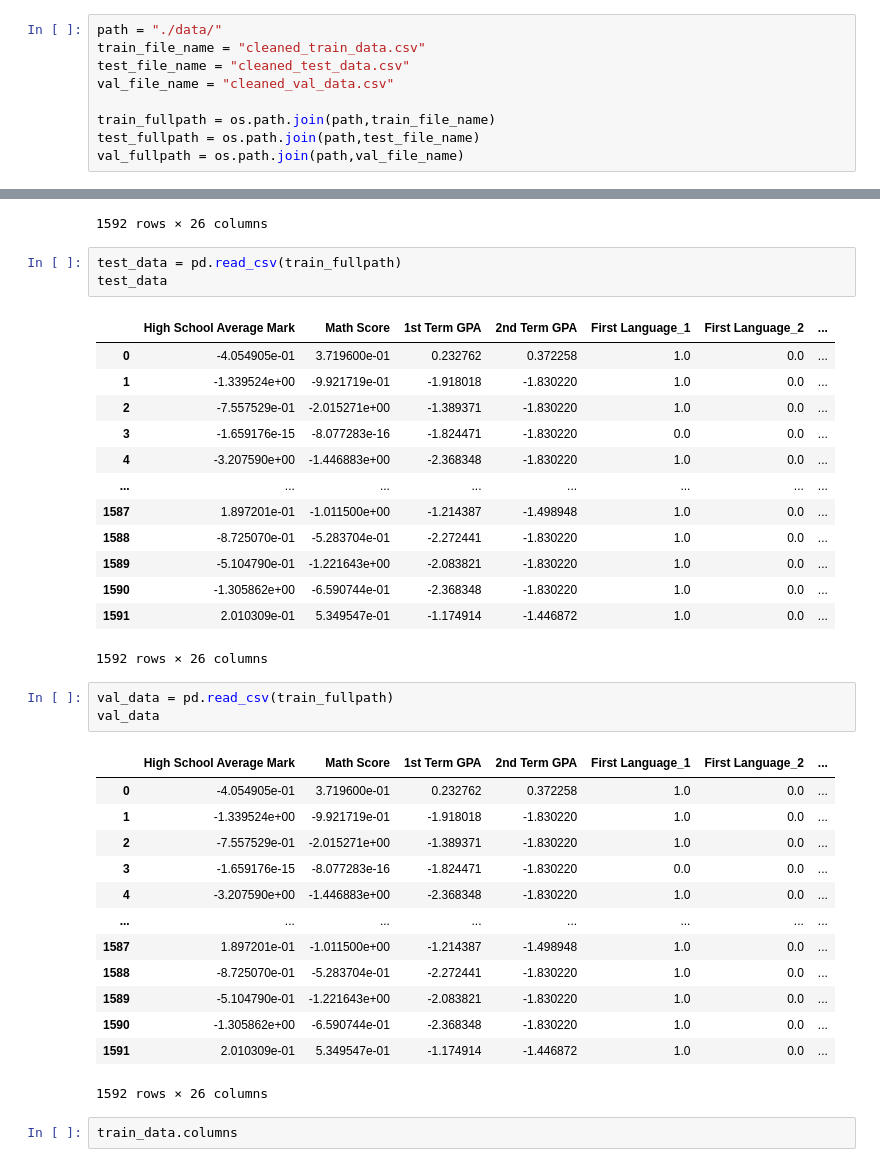
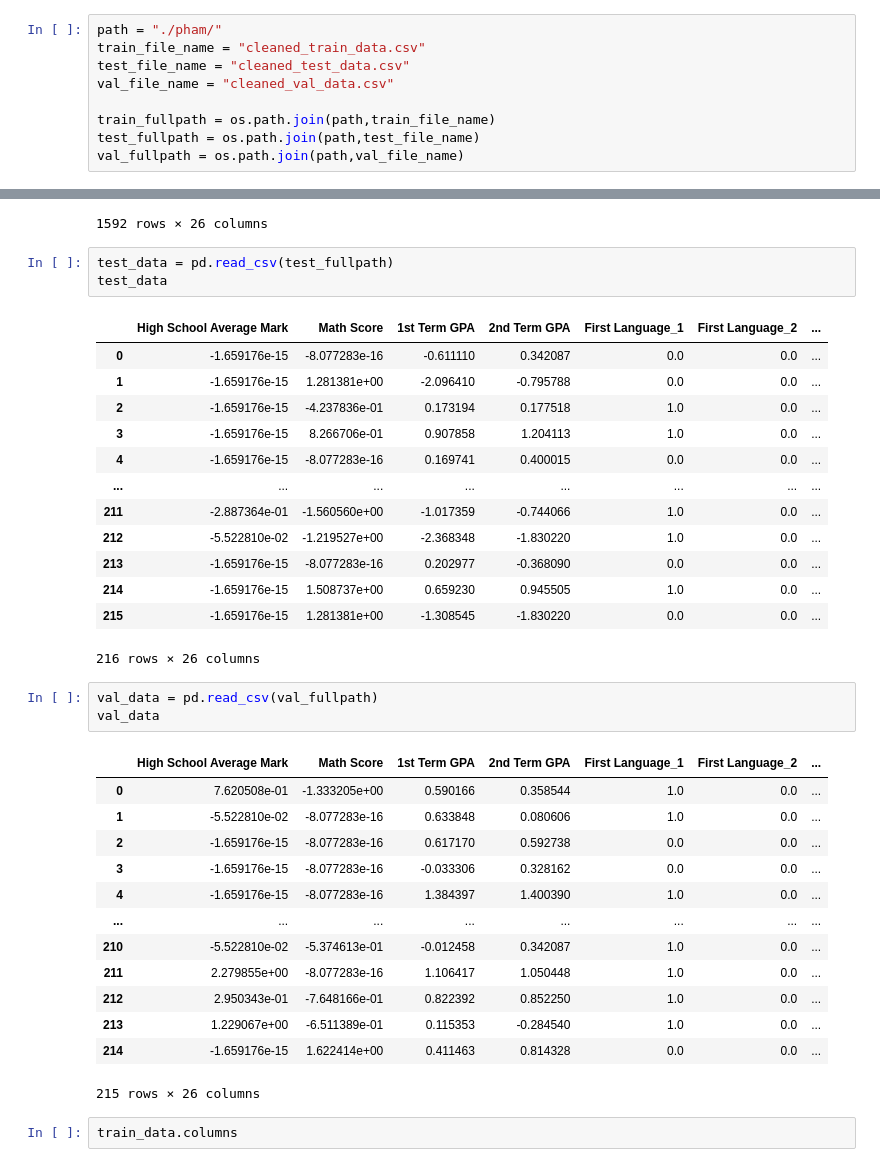
Before and after one commit to Currybon30/COMP258-Project, a Jupyter notebook: project_model_1.ipynb, the cells around one changed output, grey strips where cells are left out. Saved outputs shown, nothing was run; the diff lists cells and outputs as text.

```diff
--- a/project_model_1.ipynb
+++ b/project_model_1.ipynb
@@ -7,7 +9,7 @@ import pandas as pd
 # %% [markdown]
 Creating file path to load the processed data
 # %%
-path = "./data/"
+path = "./pham/"
 train_file_name = "cleaned_train_data.csv"
 test_file_name = "cleaned_test_data.csv"
 val_file_name = "cleaned_val_data.csv"
@@ -35,39 +37,39 @@ train_data
 | 1591 | 2.010309e-01 | 5.349547e-01 | -1.174914 | -1.446872 | 1.0 | 0.0 | ... |
 1592 rows × 26 columns
 # %%
-test_data = pd.read_csv(train_fullpath)
+test_data = pd.read_csv(test_fullpath)
 test_data
 # %% [output]
 |  | High School Average Mark | Math Score | 1st Term GPA | 2nd Term GPA | First Language_1 | First Language_2 | ... |
-| 0 | -4.054905e-01 | 3.719600e-01 | 0.232762 | 0.372258 | 1.0 | 0.0 | ... |
-| 1 | -1.339524e+00 | -9.921719e-01 | -1.918018 | -1.830220 | 1.0 | 0.0 | ... |
-| 2 | -7.557529e-01 | -2.015271e+00 | -1.389371 | -1.830220 | 1.0 | 0.0 | ... |
-| 3 | -1.659176e-15 | -8.077283e-16 | -1.824471 | -1.830220 | 0.0 | 0.0 | ... |
-| 4 | -3.207590e+00 | -1.446883e+00 | -2.368348 | -1.830220 | 1.0 | 0.0 | ... |
+| 0 | -1.659176e-15 | -8.077283e-16 | -0.611110 | 0.342087 | 0.0 | 0.0 | ... |
+| 1 | -1.659176e-15 | 1.281381e+00 | -2.096410 | -0.795788 | 0.0 | 0.0 | ... |
+| 2 | -1.659176e-15 | -4.237836e-01 | 0.173194 | 0.177518 | 1.0 | 0.0 | ... |
+| 3 | -1.659176e-15 | 8.266706e-01 | 0.907858 | 1.204113 | 1.0 | 0.0 | ... |
+| 4 | -1.659176e-15 | -8.077283e-16 | 0.169741 | 0.400015 | 0.0 | 0.0 | ... |
 | ... | ... | ... | ... | ... | ... | ... | ... |
-| 1587 | 1.897201e-01 | -1.011500e+00 | -1.214387 | -1.498948 | 1.0 | 0.0 | ... |
-| 1588 | -8.725070e-01 | -5.283704e-01 | -2.272441 | -1.830220 | 1.0 | 0.0 | ... |
-| 1589 | -5.104790e-01 | -1.221643e+00 | -2.083821 | -1.830220 | 1.0 | 0.0 | ... |
-| 1590 | -1.305862e+00 | -6.590744e-01 | -2.368348 | -1.830220 | 1.0 | 0.0 | ... |
-| 1591 | 2.010309e-01 | 5.349547e-01 | -1.174914 | -1.446872 | 1.0 | 0.0 | ... |
+| 211 | -2.887364e-01 | -1.560560e+00 | -1.017359 | -0.744066 | 1.0 | 0.0 | ... |
+| 212 | -5.522810e-02 | -1.219527e+00 | -2.368348 | -1.830220 | 1.0 | 0.0 | ... |
+| 213 | -1.659176e-15 | -8.077283e-16 | 0.202977 | -0.368090 | 0.0 | 0.0 | ... |
+| 214 | -1.659176e-15 | 1.508737e+00 | 0.659230 | 0.945505 | 1.0 | 0.0 | ... |
+| 215 | -1.659176e-15 | 1.281381e+00 | -1.308545 | -1.830220 | 0.0 | 0.0 | ... |
-1592 rows × 26 columns
+216 rows × 26 columns
 # %%
-val_data = pd.read_csv(train_fullpath)
+val_data = pd.read_csv(val_fullpath)
 val_data
 # %% [output]
 |  | High School Average Mark | Math Score | 1st Term GPA | 2nd Term GPA | First Language_1 | First Language_2 | ... |
-| 0 | -4.054905e-01 | 3.719600e-01 | 0.232762 | 0.372258 | 1.0 | 0.0 | ... |
-| 1 | -1.339524e+00 | -9.921719e-01 | -1.918018 | -1.830220 | 1.0 | 0.0 | ... |
-| 2 | -7.557529e-01 | -2.015271e+00 | -1.389371 | -1.830220 | 1.0 | 0.0 | ... |
-| 3 | -1.659176e-15 | -8.077283e-16 | -1.824471 | -1.830220 | 0.0 | 0.0 | ... |
-| 4 | -3.207590e+00 | -1.446883e+00 | -2.368348 | -1.830220 | 1.0 | 0.0 | ... |
+| 0 | 7.620508e-01 | -1.333205e+00 | 0.590166 | 0.358544 | 1.0 | 0.0 | ... |
+| 1 | -5.522810e-02 | -8.077283e-16 | 0.633848 | 0.080606 | 1.0 | 0.0 | ... |
+| 2 | -1.659176e-15 | -8.077283e-16 | 0.617170 | 0.592738 | 0.0 | 0.0 | ... |
+| 3 | -1.659176e-15 | -8.077283e-16 | -0.033306 | 0.328162 | 0.0 | 0.0 | ... |
+| 4 | -1.659176e-15 | -8.077283e-16 | 1.384397 | 1.400390 | 1.0 | 0.0 | ... |
 | ... | ... | ... | ... | ... | ... | ... | ... |
-| 1587 | 1.897201e-01 | -1.011500e+00 | -1.214387 | -1.498948 | 1.0 | 0.0 | ... |
-| 1588 | -8.725070e-01 | -5.283704e-01 | -2.272441 | -1.830220 | 1.0 | 0.0 | ... |
-| 1589 | -5.104790e-01 | -1.221643e+00 | -2.083821 | -1.830220 | 1.0 | 0.0 | ... |
-| 1590 | -1.305862e+00 | -6.590744e-01 | -2.368348 | -1.830220 | 1.0 | 0.0 | ... |
-| 1591 | 2.010309e-01 | 5.349547e-01 | -1.174914 | -1.446872 | 1.0 | 0.0 | ... |
+| 210 | -5.522810e-02 | -5.374613e-01 | -0.012458 | 0.342087 | 1.0 | 0.0 | ... |
+| 211 | 2.279855e+00 | -8.077283e-16 | 1.106417 | 1.050448 | 1.0 | 0.0 | ... |
+| 212 | 2.950343e-01 | -7.648166e-01 | 0.822392 | 0.852250 | 1.0 | 0.0 | ... |
+| 213 | 1.229067e+00 | -6.511389e-01 | 0.115353 | -0.284540 | 1.0 | 0.0 | ... |
+| 214 | -1.659176e-15 | 1.622414e+00 | 0.411463 | 0.814328 | 0.0 | 0.0 | ... |
-1592 rows × 26 columns
+215 rows × 26 columns
 # %%
 train_data.columns
 # %% [output]
```
Also changed, not shown: parts of 30 cells of this notebook, 3 other files.
